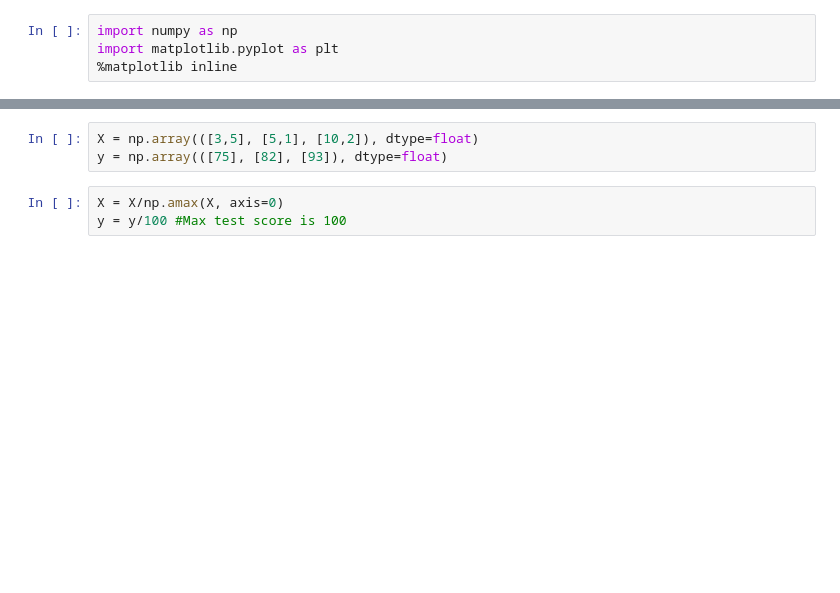
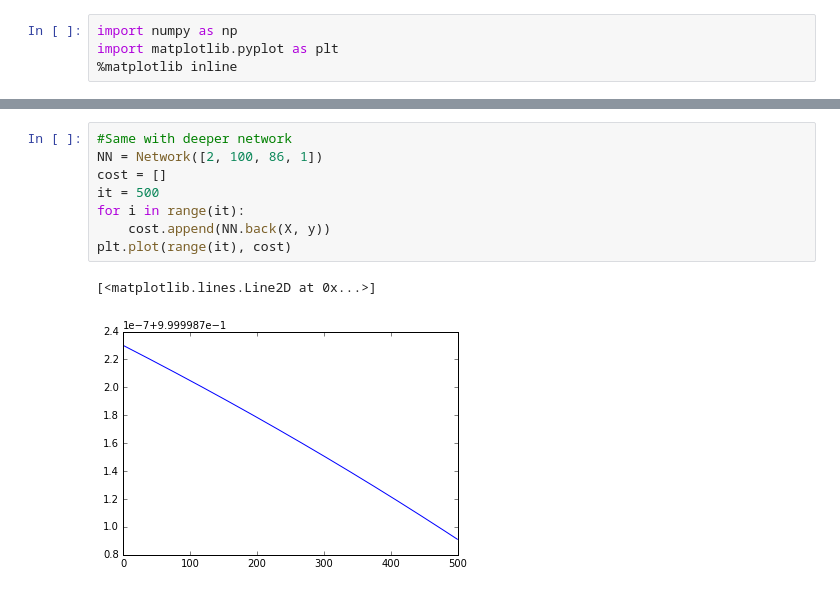
Before and after one commit to shierve/neural-networks, a Jupyter notebook: codi.ipynb, the cells around one changed output, grey strips where cells are left out. Saved outputs shown, nothing was run; the diff lists cells and outputs as text; blank space fills up the shorter version.

```diff
--- a/codi.ipynb
+++ b/codi.ipynb
@@ -135,6 +136,11 @@ ax.set_zlabel('out')
-# %%
-X = np.array(([3,5], [5,1], [10,2]), dtype=float)
-y = np.array(([75], [82], [93]), dtype=float)
-# %%
-X = X/np.amax(X, axis=0)
-y = y/100 #Max test score is 100
+# %%
+#Same with deeper network
+NN = Network([2, 100, 86, 1])
+cost = []
+it = 500
+for i in range(it):
+    cost.append(NN.back(X, y))
+plt.plot(range(it), cost)
+# %% [output]
+[<matplotlib.lines.Line2D at 0x...>]
+[figure, added]
```
Also changed, not shown: parts of 7 cells of this notebook.
